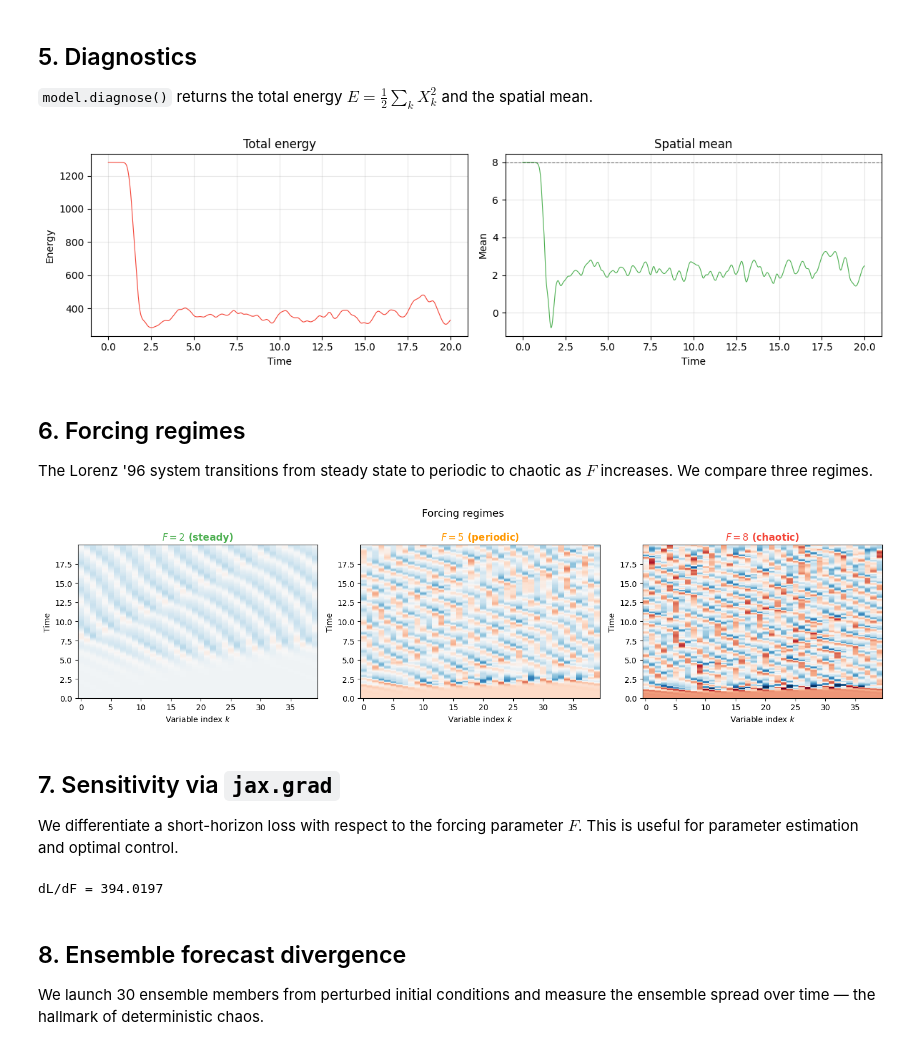
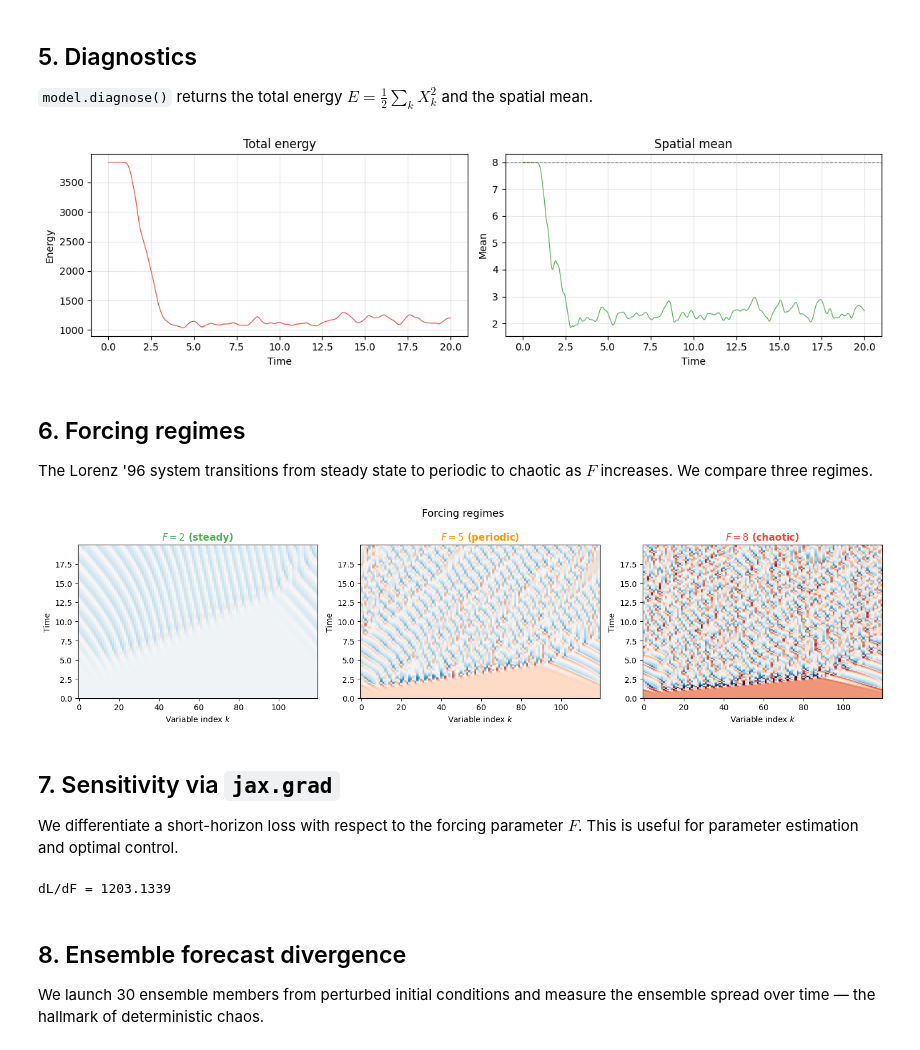
Before and after one commit to jejjohnson/somax, a Jupyter notebook: content/tutorials/lorenz96_simulation.ipynb, the cells around one changed output. Cells and saved outputs as stored; diff of their text form; code cells hidden in the pictures.

```diff
--- a/content/tutorials/lorenz96_simulation.ipynb
+++ b/content/tutorials/lorenz96_simulation.ipynb
@@ -52,5 +53,5 @@ standard chaotic forcing $F = 8$.
 # %%
-N = 40
+N = 120
 model = Lorenz96.create(F=8.0)
 print(model)
 # %% [output]
@@ -65,7 +66,7 @@ chaotic attractor.
 # %%
 state0 = L96State.init_state(ndim=N, noise=0.01, F=8.0)
 
-t0, t1, dt = 0.0, 20.0, 0.01
+t0, t1, dt = 0.0, 20.0, 0.005
 ts = jnp.arange(t0, t1, dt)
 
 sol = model.integrate(
@@ -173,7 +174,7 @@ axes[1].grid(True, alpha=0.3)
 plt.tight_layout()
 plt.show()
 # %% [output]
-[figure, old version]
+[figure, new version]
 # %% [markdown]
 ## 6. Forcing regimes
 
@@ -182,28 +183,28 @@ to chaotic as $F$ increases. We compare three regimes.
 # %%
 F_values = [2.0, 5.0, 8.0]
 regime_labels = ["$F=2$ (steady)", "$F=5$ (periodic)", "$F=8$ (chaotic)"]
 regime_colors = ["#4CAF50", "#FF9800", "#F44336"]
 
 fig, axes = plt.subplots(1, 3, figsize=(15, 4))
 
 for ax, F_val, label, color in zip(
     axes, F_values, regime_labels, regime_colors, strict=True
 ):
     m = Lorenz96.create(F=F_val)
     s0 = L96State.init_state(ndim=N, noise=0.01, F=F_val)
-    s = m.integrate(s0, t0=0.0, t1=20.0, dt=0.01, saveat=dfx.SaveAt(ts=ts))
+    s = m.integrate(s0, t0=0.0, t1=20.0, dt=0.005, saveat=dfx.SaveAt(ts=ts))
     ax.pcolormesh(
         jnp.arange(N), ts, s.ys.x, cmap="RdBu_r", shading="auto", vmin=-10, vmax=15
     )
     ax.set_xlabel("Variable index $k$")
     ax.set_ylabel("Time")
     ax.set_title(label, color=color, fontweight="bold")
 
 plt.suptitle("Forcing regimes", fontsize=13)
 plt.tight_layout()
 plt.show()
 # %% [output]
-[figure, old version]
+[figure, new version]
 # %% [markdown]
 ## 7. Sensitivity via `jax.grad`
 
@@ -216,14 +217,14 @@ state0_grad = L96State.init_state(ndim=N, noise=0.01, F=8.0)
 
 @eqx.filter_grad
 def compute_grad(model):
-    sol = model.integrate(state0_grad, t0=0.0, t1=1.0, dt=0.01)
+    sol = model.integrate(state0_grad, t0=0.0, t1=1.0, dt=0.005)
     return jnp.sum(sol.ys.x**2)
 
 
 grads = compute_grad(model)
 print(f"dL/dF = {grads.params.F:.4f}")
 # %% [output]
-dL/dF = 394.0197
+dL/dF = 1203.1339
 # %% [markdown]
 ## 8. Ensemble forecast divergence
 
```
Also changed, not shown: parts of 5 cells of this notebook, 2 other files.
